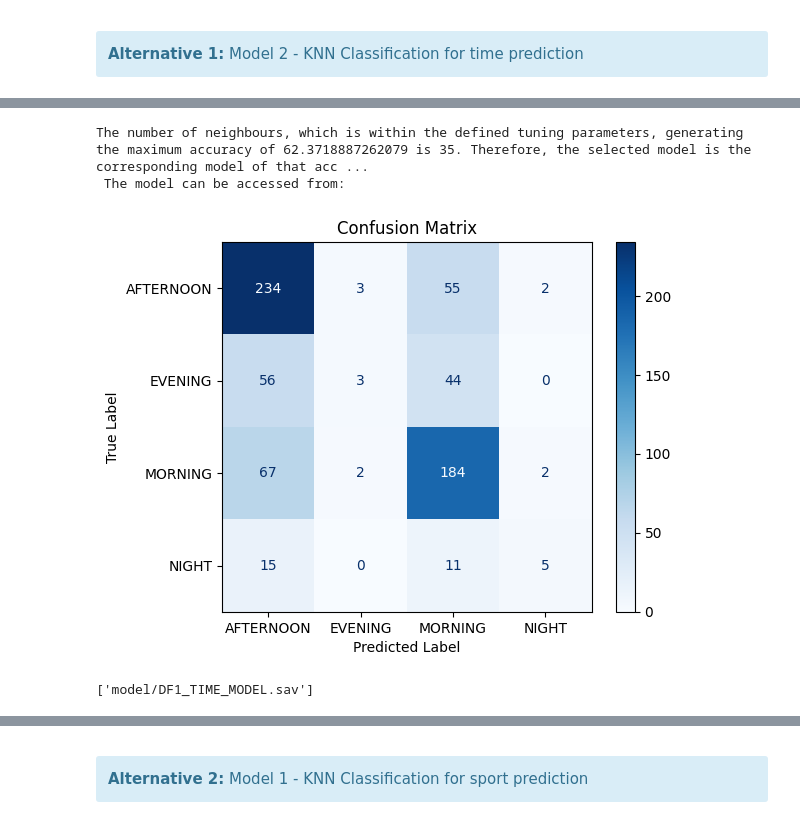
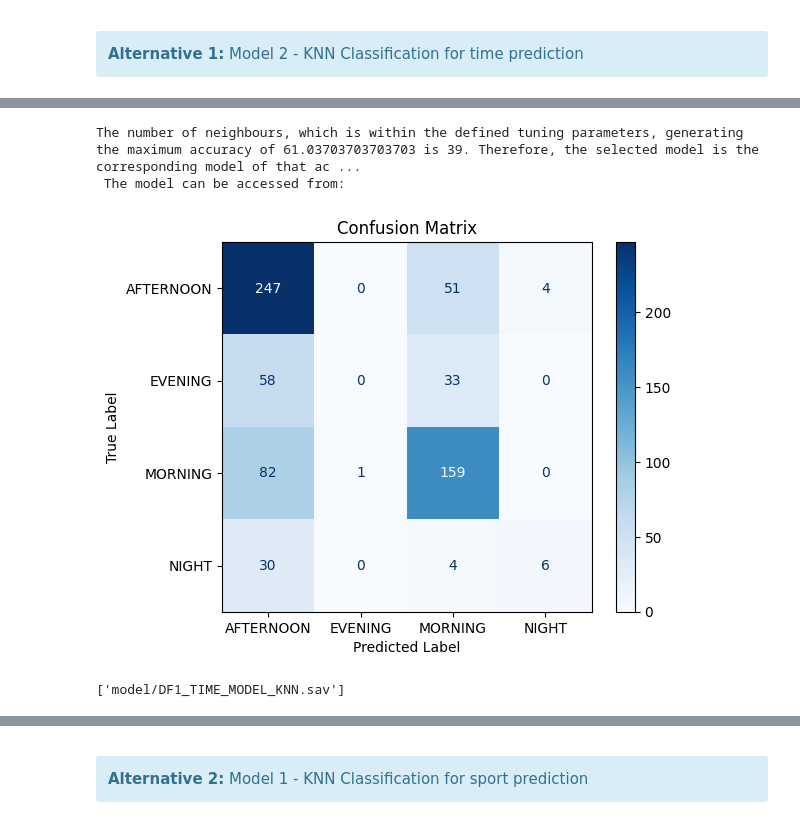
Before and after one commit to Thanhtrannd/WorkoutBigDataPredictiveModel, a Jupyter notebook: main.ipynb, the cells around one changed output, grey strips where cells are left out. Drawn from its saved outputs; the diff is of its cells as text; code cells hidden in the pictures.

```diff
--- a/main.ipynb
+++ b/main.ipynb
@@ -855,23 +960,26 @@ display(df_norm.head(5))
 </div>
 # %%
 SPORT_CLASS_COL = "sport"
-TIME_CLASS_COL = "start_time_cat"
-DUR_CLASS_COL = "duration_s"
+TIME_CLASS_COL = "start_time_daytime_cat"
+DUR_CLASS_COL = "duration_s_original"
 
 # Create dataset for sport prediction
 print("Alt1: Dataset DF1_SPORT for sport prediction")
-DF1_SPORT = df_norm.drop(["start_time_cat"], axis = 1)
+DF1_SPORT = df_norm.drop([TIME_CLASS_COL], axis = 1)
 display(DF1_SPORT.head(5))
 
 # Create dataset for start time prediction
 print("Alt1: Dataset DF1_TIME for time prediction")
-DF1_TIME = df_norm.drop(["sport"], axis = 1)
+DF1_TIME = df_norm.drop([SPORT_CLASS_COL], axis = 1)
 display(DF1_TIME.head(5))
 
 # Create dataset for duration prediction
 print("Alt1: Dataset DF1_DUR for duration prediction")
-DF1_DUR = df_norm.drop(["start_time_cat", "sport"], axis = 1)
-DF1_DUR["duration_s"] = df["duration_s"]  # Get original duration values
+DF1_DUR = df_norm.drop([TIME_CLASS_COL, SPORT_CLASS_COL], axis = 1)
+DF1_DUR_Cols = DF1_DUR.columns.to_list()
+DF1_DUR[DUR_CLASS_COL] = df["duration_s"]  # Get original duration values
+DF1_DUR = DF1_DUR.loc[:, [DUR_CLASS_COL] + DF1_DUR_Cols]
+
 display(DF1_DUR.head(5))
 # %% [output]
 Alt1: Dataset DF1_SPORT for sport prediction
@@ -963,13 +1136,20 @@ DF1_DUR_X, DF1_DUR_Y = past_time_shift(DF1_DUR, "duration_s", nEvents, True, "da
     <b>Step 7:</b> Partitioning data
 </div>
 # %%
-def getIndexPartition(X, test_percent):
+def getIndexPartition(X, Y, test_percent, stratify_cv=None):
     nX = X.shape[0]
     X_Idx = np.arange(0, nX, 1, dtype=int)
+    nY = Y.shape[0]
+    Y_Idx = np.arange(0, nY, 1, dtype=int)
+    if stratify_cv:
+        stratify_ = Y_Idx
+    else:
+        stratify_ = None
 
-    trainIdx, testIdx = train_test_split(X_Idx, test_size=test_percent)
+    XtrainIdx, XtestIdx, YtrainIdx, YtestIdx = train_test_split(X_Idx, Y_Idx, test_size=test_percent, stratify = stratify_)
 
-    return trainIdx, testIdx
+
+    return XtrainIdx, XtestIdx
 
 def getPartitionByIdx(X, Y, trainIdx, testIdx, XtrainFilename=None, XtestFilename=None, YtrainFilename=None, YtestFilename=None):
     Xtrain = X[trainIdx, :]
@@ -995,7 +1175,7 @@ def getPartitionByIdx(X, Y, trainIdx, testIdx, XtrainFilename=None, XtestFilenam
     return Xtrain, Xtest, Ytrain, Ytest
 
 test_percent = 0.2
-trainIdx, testIdx = getIndexPartition(DF1_SPORT_Y, test_percent)
+trainIdx, testIdx = getIndexPartition(DF1_SPORT_X, DF1_SPORT_Y, test_percent)
 
 ################# ALTERNATIVE 1'S DATASETS' PARTITIONS ##################
 ### Dataset DF1_SPORT_X
@@ -1006,6 +1186,12 @@ DF1_TIME_Xtrain, DF1_TIME_Xtest, DF1_TIME_Ytrain, DF1_TIME_Ytest = getPartitionB
 DF1_DUR_Xtrain, DF1_DUR_Xtest, DF1_DUR_Ytrain, DF1_DUR_Ytest = getPartitionByIdx(DF1_DUR_X, DF1_DUR_Y, trainIdx, testIdx, "data/DF1_DUR_Xtrain.csv", "data/DF1_DUR_Xtest.csv", "data/DF1_DUR_Ytrain.csv", "data/DF1_DUR_Ytest.csv")
 
 ################# ALTERNATIVE 2'S DATASETS ##################
+### Dataset DF2_SPORT_X
+DF2_SPORT_Xtrain, DF2_SPORT_Xtest, DF2_SPORT_Ytrain, DF2_SPORT_Ytest = getPartitionByIdx(DF2_SPORT_X, DF2_SPORT_Y, trainIdx, testIdx, "data/DF2_SPORT_Xtrain.csv", "data/DF2_SPORT_Xtest.csv", "data/DF2_SPORT_Ytrain.csv", "data/DF2_SPORT_Ytest.csv")
+### Dataset DF2_TIME
+DF2_TIME_Xtrain, DF2_TIME_Xtest, DF2_TIME_Ytrain, DF2_TIME_Ytest = getPartitionByIdx(DF2_TIME_X, DF2_TIME_Y, trainIdx, testIdx, "data/DF2_TIME_Xtrain.csv", "data/DF2_TIME_Xtest.csv", "data/DF2_TIME_Ytrain.csv", "data/DF2_TIME_Ytest.csv")
+### Dataset DF2_DUR
+DF2_DUR_Xtrain, DF2_DUR_Xtest, DF2_DUR_Ytrain, DF2_DUR_Ytest = getPartitionByIdx(DF2_DUR_X, DF2_DUR_Y, trainIdx, testIdx, "data/DF2_DUR_Xtrain.csv", "data/DF2_DUR_Xtest.csv", "data/DF2_DUR_Ytrain.csv", "data/DF2_DUR_Ytest.csv")
 
 ################# ALTERNATIVE 3'S DATASETS ##################
 # %% [markdown]
@@ -1127,18 +1376,18 @@ Accuracy of KNN model for predicting TIME of Alternative 1 ...
 # %%
 DF1_TIME_MAX_ACCURACY = max(DF1_TIME_ACCURACY_DICT.values())
 DF1_TIME_MAX_ACCURACY_nNeighbours = max(DF1_TIME_ACCURACY_DICT, key=DF1_TIME_ACCURACY_DICT.get)
 print(f"The number of neighbours, which is within the defined tuning parameters, generating the maximum accuracy of {DF1_TIME_MAX_ACCURACY} is {DF1_TIME_MAX_ACCURACY_nNeighbours}. Therefore, the selected model is the corresponding model of that accuracy.\n The model can be accessed from:")
-DF1_TIME_MODEL = DF1_TIME_MODEL_DICT[DF1_TIME_MAX_ACCURACY_nNeighbours]
+DF1_TIME_MODEL_KNN = DF1_TIME_MODEL_DICT[DF1_TIME_MAX_ACCURACY_nNeighbours]
 DF1_TIME_Ytest_pred = DF1_TIME_Ytest_pred_DICT[DF1_TIME_MAX_ACCURACY_nNeighbours]
 DF1_TIME_ACCURACY = DF1_TIME_ACCURACY_DICT[DF1_TIME_MAX_ACCURACY_nNeighbours]
 
-plottingConfusionMatrix(DF1_TIME_MODEL, DF1_TIME_Xtest, DF1_TIME_Ytest)
+plottingConfusionMatrix(DF1_TIME_MODEL_KNN, DF1_TIME_Xtest, DF1_TIME_Ytest)
 
 # Save the model to disk
-DF1_TIME_MODEL_filename = 'model/DF1_TIME_MODEL.sav'
-joblib.dump(DF1_TIME_MODEL, DF1_TIME_MODEL_filename)
+DF1_TIME_MODEL_KNN_filename = 'model/DF1_TIME_MODEL_KNN.sav'
+#joblib.dump(DF1_TIME_MODEL_KNN, DF1_TIME_MODEL_KNN_filename)
 # %% [output]
-The number of neighbours, which is within the defined tuning parameters, generating the maximum accuracy of 62.3718887262079 is 35. Therefore, the selected model is the corresponding model of that acc ...
+The number of neighbours, which is within the defined tuning parameters, generating the maximum accuracy of 61.03703703703703 is 39. Therefore, the selected model is the corresponding model of that ac ...
  The model can be accessed from:
-[figure, old version]
+[figure, new version]
-['model/DF1_TIME_MODEL.sav']
+['model/DF1_TIME_MODEL_KNN.sav']
```
Also changed, not shown: parts of 31 cells of this notebook, 2 other files.
